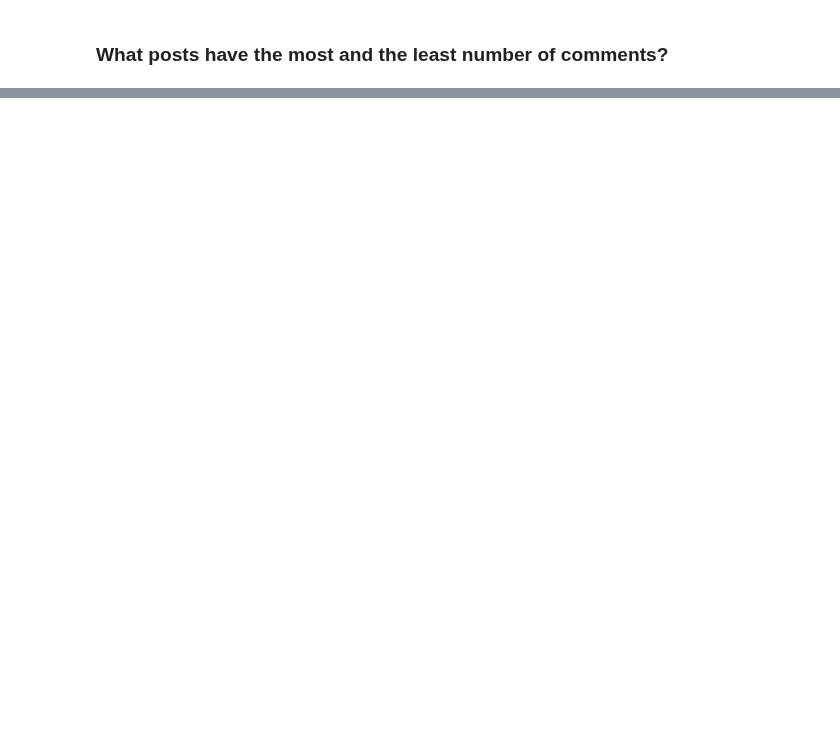
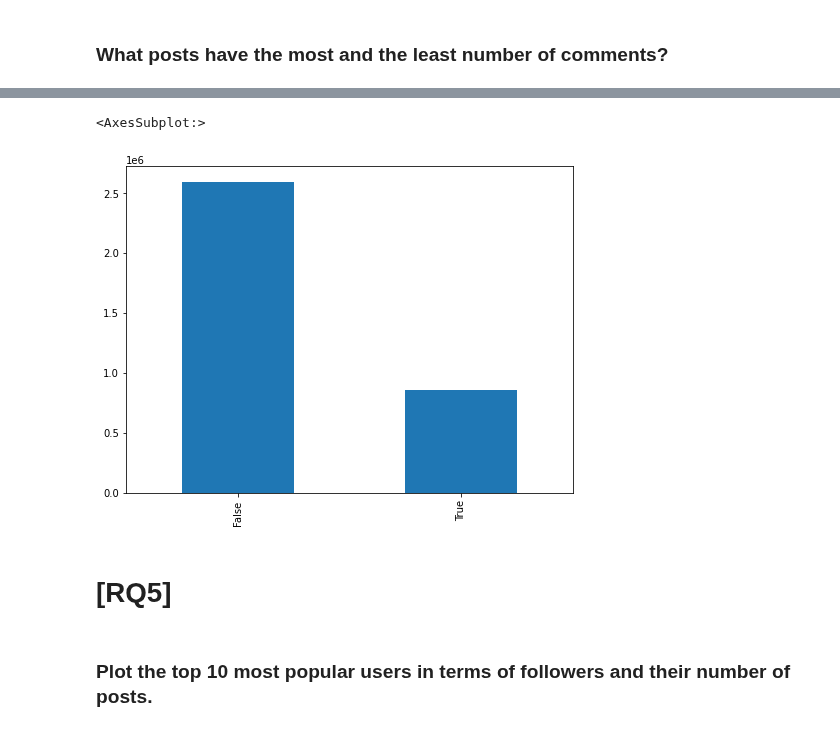
Before and after one commit to Prot10/ADM_HW_2, a Jupyter notebook: adm-carolina.ipynb, the cells around one changed output, grey strips where cells are left out. Cells and saved outputs as stored; diff of their text form; code cells hidden in the pictures; blank space fills up the shorter version.

```diff
--- a/adm-carolina.ipynb
+++ b/adm-carolina.ipynb
@@ -424,0 +262,9 @@ Text(0.5, 0, 'Profile')
+# %%
+b_prof.plot.bar()
+# %% [output]
+<AxesSubplot:>
+[figure, added]
+# %% [markdown]
+# [RQ5]
+# %% [markdown]
+### Plot the top 10 most popular users in terms of followers and their number of posts.
```
Also changed, not shown: parts of 90 cells of this notebook.
